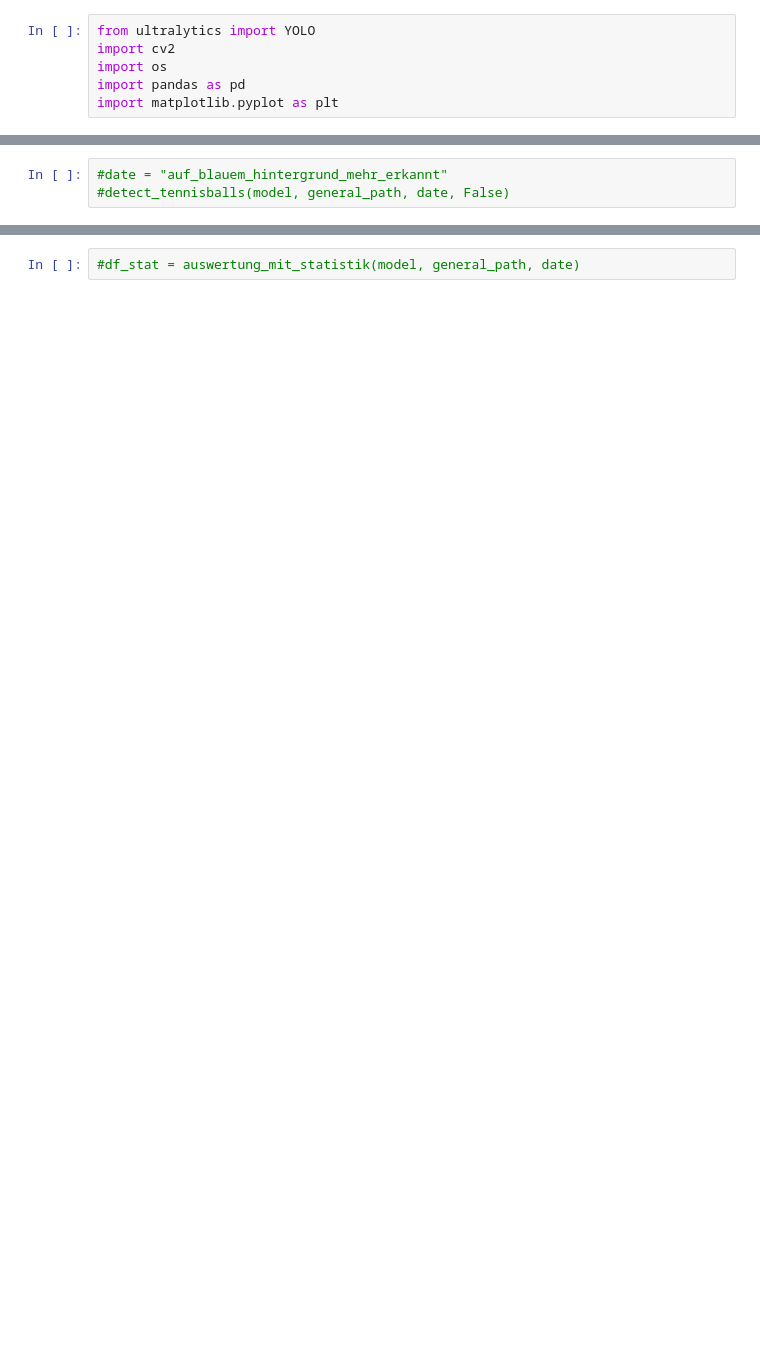
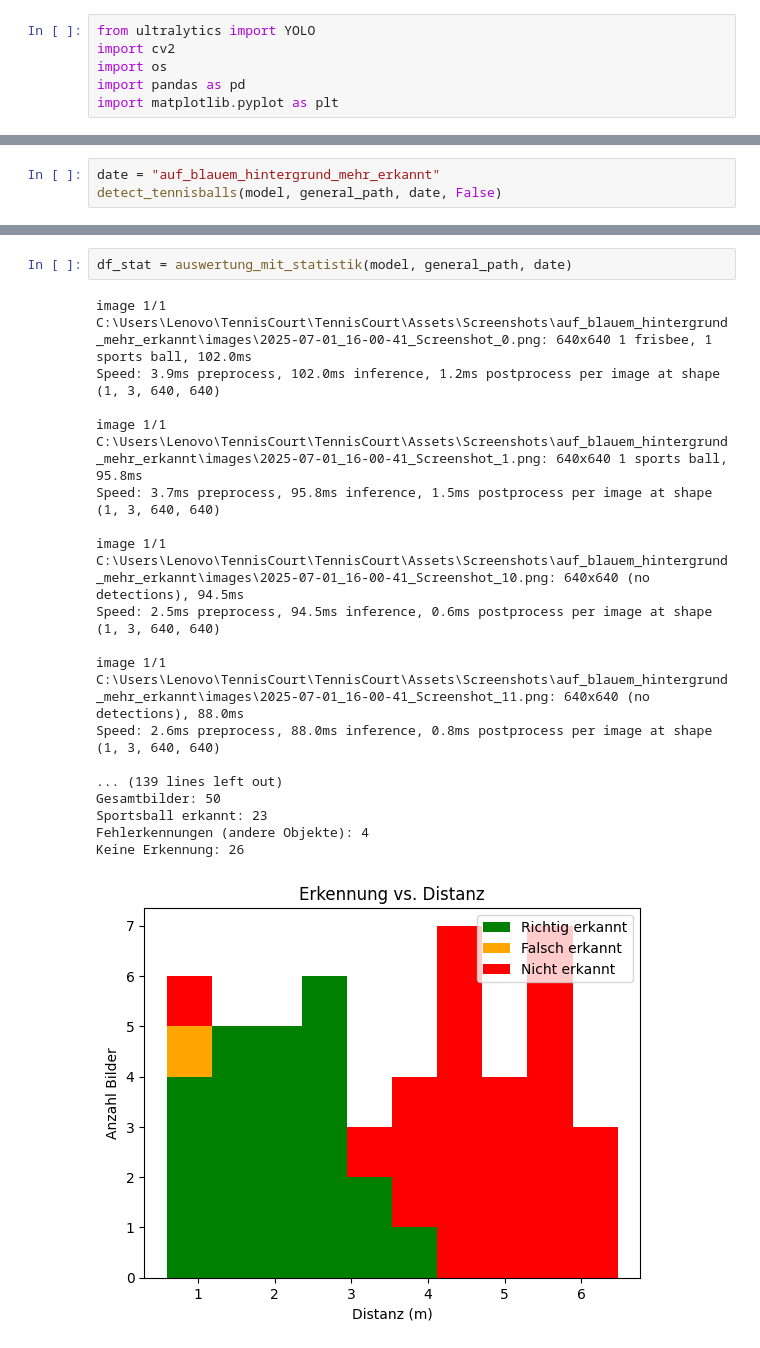
Before and after one commit to PizzaPichael/KI_und_Big_Data_Projekt_SoSe25, a Jupyter notebook: code/ballDetection/01_detect_balls.ipynb, the cells around one changed output, grey strips where cells are left out. Cells and saved outputs as stored; diff of their text form; blank space fills up the shorter version.

```diff
--- a/code/ballDetection/01_detect_balls.ipynb
+++ b/code/ballDetection/01_detect_balls.ipynb
@@ -120,3 +152,3 @@ def auswertung_mit_statistik(model, general_path, date,):
 # %%
-#date = "auf_blauem_hintergrund_mehr_erkannt"
-#detect_tennisballs(model, general_path, date, False)
+date = "auf_blauem_hintergrund_mehr_erkannt"
+detect_tennisballs(model, general_path, date, False)
@@ -123,3 +173,22 @@ def auswertung_mit_statistik(model, general_path, date,):
 # %%
-#df_stat = auswertung_mit_statistik(model, general_path, date)
+df_stat = auswertung_mit_statistik(model, general_path, date)
+# %% [output]
+image 1/1 C:\Users\Lenovo\TennisCourt\TennisCourt\Assets\Screenshots\auf_blauem_hintergrund_mehr_erkannt\images\2025-07-01_16-00-41_Screenshot_0.png: 640x640 1 frisbee, 1 sports ball, 102.0ms
+Speed: 3.9ms preprocess, 102.0ms inference, 1.2ms postprocess per image at shape (1, 3, 640, 640)
+
+image 1/1 C:\Users\Lenovo\TennisCourt\TennisCourt\Assets\Screenshots\auf_blauem_hintergrund_mehr_erkannt\images\2025-07-01_16-00-41_Screenshot_1.png: 640x640 1 sports ball, 95.8ms
+Speed: 3.7ms preprocess, 95.8ms inference, 1.5ms postprocess per image at shape (1, 3, 640, 640)
+
+image 1/1 C:\Users\Lenovo\TennisCourt\TennisCourt\Assets\Screenshots\auf_blauem_hintergrund_mehr_erkannt\images\2025-07-01_16-00-41_Screenshot_10.png: 640x640 (no detections), 94.5ms
+Speed: 2.5ms preprocess, 94.5ms inference, 0.6ms postprocess per image at shape (1, 3, 640, 640)
+
+image 1/1 C:\Users\Lenovo\TennisCourt\TennisCourt\Assets\Screenshots\auf_blauem_hintergrund_mehr_erkannt\images\2025-07-01_16-00-41_Screenshot_11.png: 640x640 (no detections), 88.0ms
+Speed: 2.6ms preprocess, 88.0ms inference, 0.8ms postprocess per image at shape (1, 3, 640, 640)
+
+... (139 lines left out)
+Gesamtbilder: 50
+Sportsball erkannt: 23
+Fehlerkennungen (andere Objekte): 4
+Keine Erkennung: 26
+[figure, added]
 # %% [markdown]
```
Also changed, not shown: parts of 13 cells of this notebook, 6 other files.
